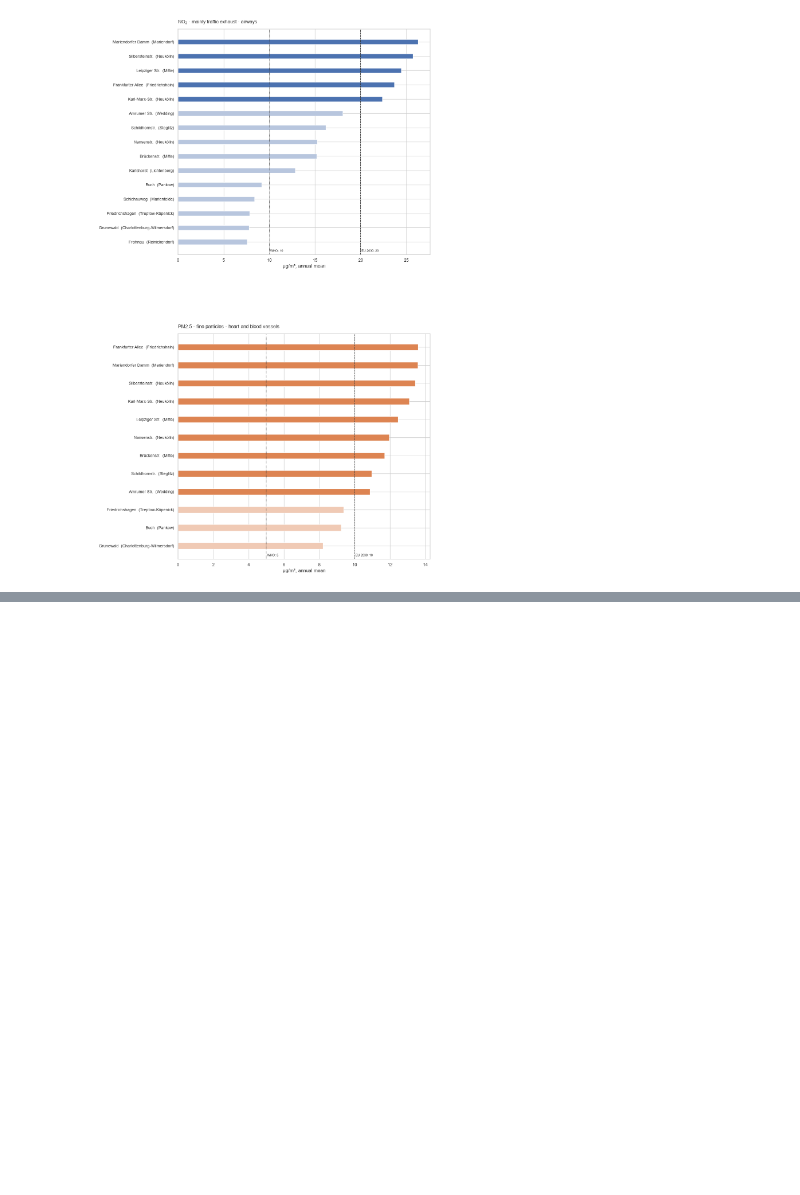
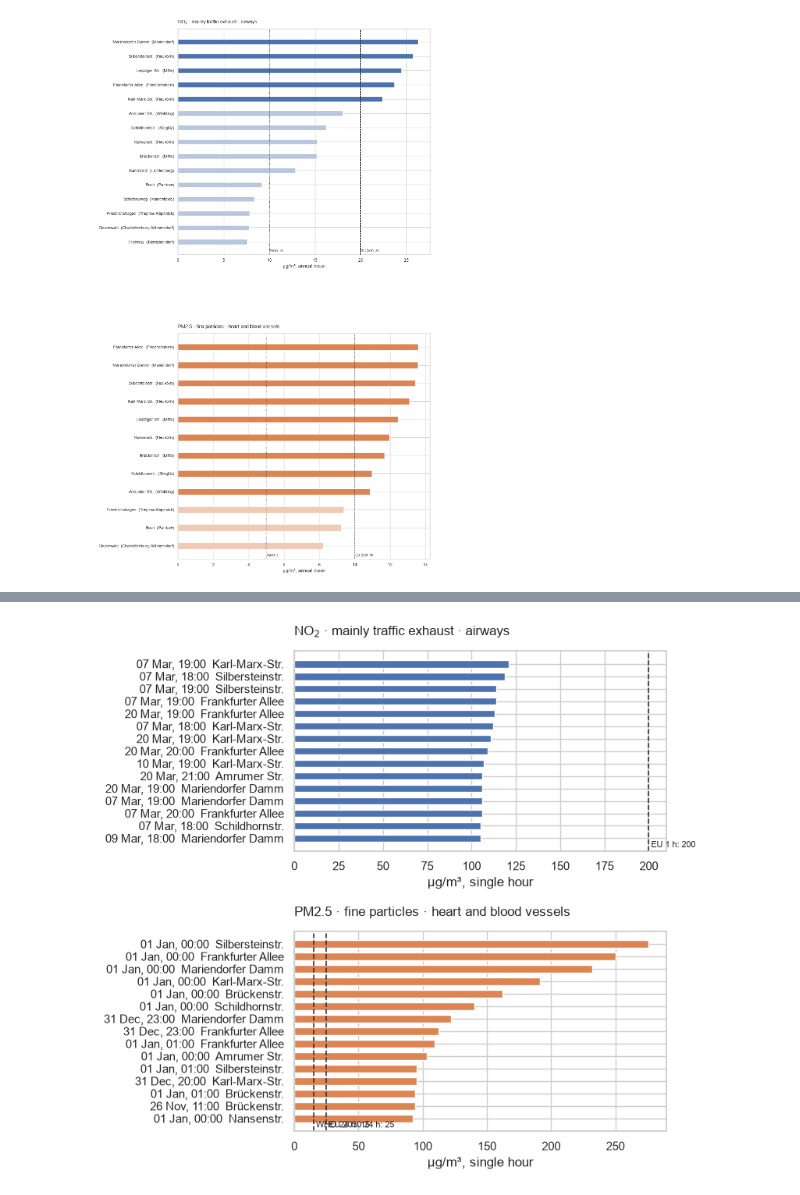
Before and after one commit to petrakuhnle/Air_Quality_Project, a Jupyter notebook: notebooks/02_peak_hours.ipynb, the cells around one changed output, grey strips where cells are left out. Saved outputs shown, nothing was run; the diff lists cells and outputs as text; code cells hidden in the pictures; blank space fills up the shorter version.

```diff
--- a/notebooks/02_peak_hours.ipynb
+++ b/notebooks/02_peak_hours.ipynb
@@ -243,0 +315,28 @@ Length: 0, dtype: str
+# %%
+# Single worst hours of 2025, with date and station.
+# Not averages. Short-term reference values, not the annual ones:
+# NO₂ hourly limit 200 (EU). PM2.5 24-hour: EU 2030 25, WHO 15.
+SHORT = {"no2": {"EU 1 h": 200}, "pm2": {"EU 2030 24 h": 25, "WHO 24 h": 15}}
+
+fig, axes = plt.subplots(2, 1, figsize=(9, 8))
+
+for ax, core in zip(axes, ["no2", "pm2"]):
+    g = df[df["core"] == core].nlargest(15, "value").copy()
+    g["label"] = (g["datetime"].dt.strftime("%d %b, %H:%M") + "  "
+                  + g["station"].map(NAME).str.split(", ").str[0])
+
+    ax.barh(g["label"], g["value"], color=COLOUR[core], height=0.6)
+
+    for name, v in SHORT[core].items():
+        ax.axvline(v, color="#333333", lw=1.2, ls="--")
+        ax.text(v, 0.01, f" {name}: {v}", fontsize=8,
+                transform=ax.get_xaxis_transform(), ha="left", va="bottom")
+
+    ax.invert_yaxis()
+    ax.set_title(LABEL[core], pad=14, loc="left")
+    ax.set_xlabel("µg/m³, single hour")
+
+plt.subplots_adjust(left=0.42, right=0.95, hspace=0.4)
+plt.savefig(ROOT / "figures" / "02_worst_hours.png", dpi=150, pad_inches=0.4)
+# %% [output]
+[figure, added]
```
Also changed, not shown: parts of 3 cells of this notebook.
